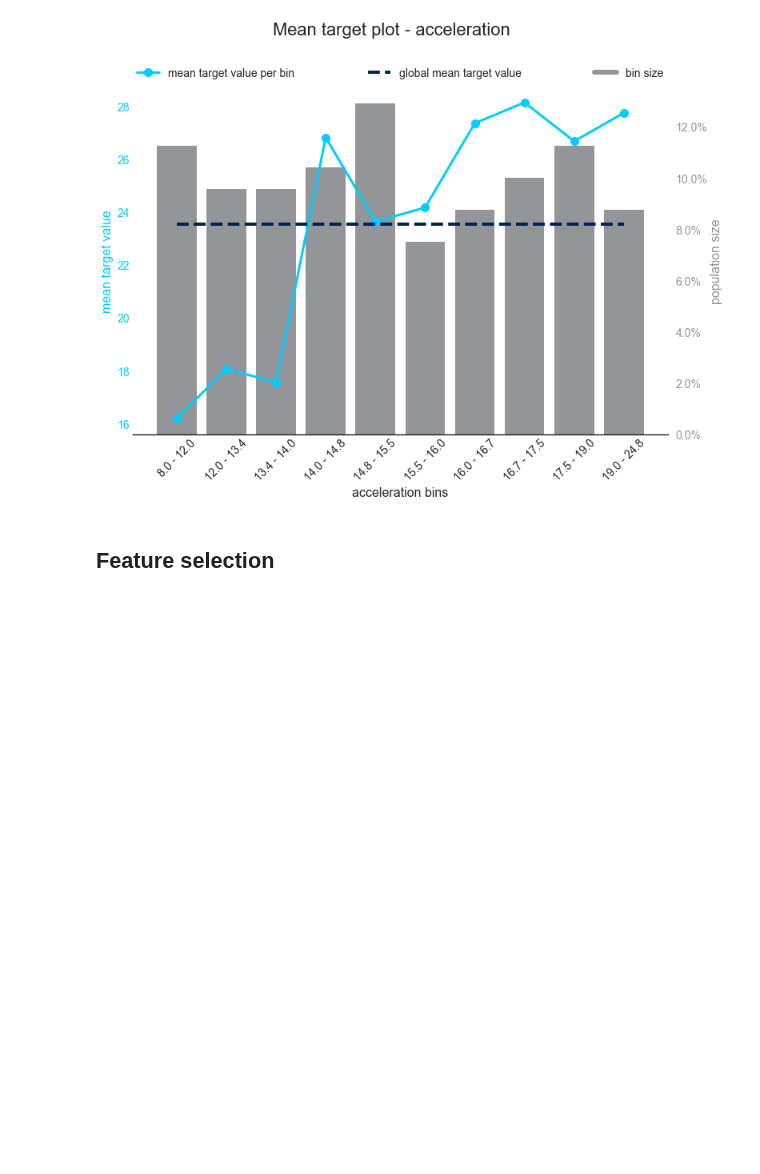
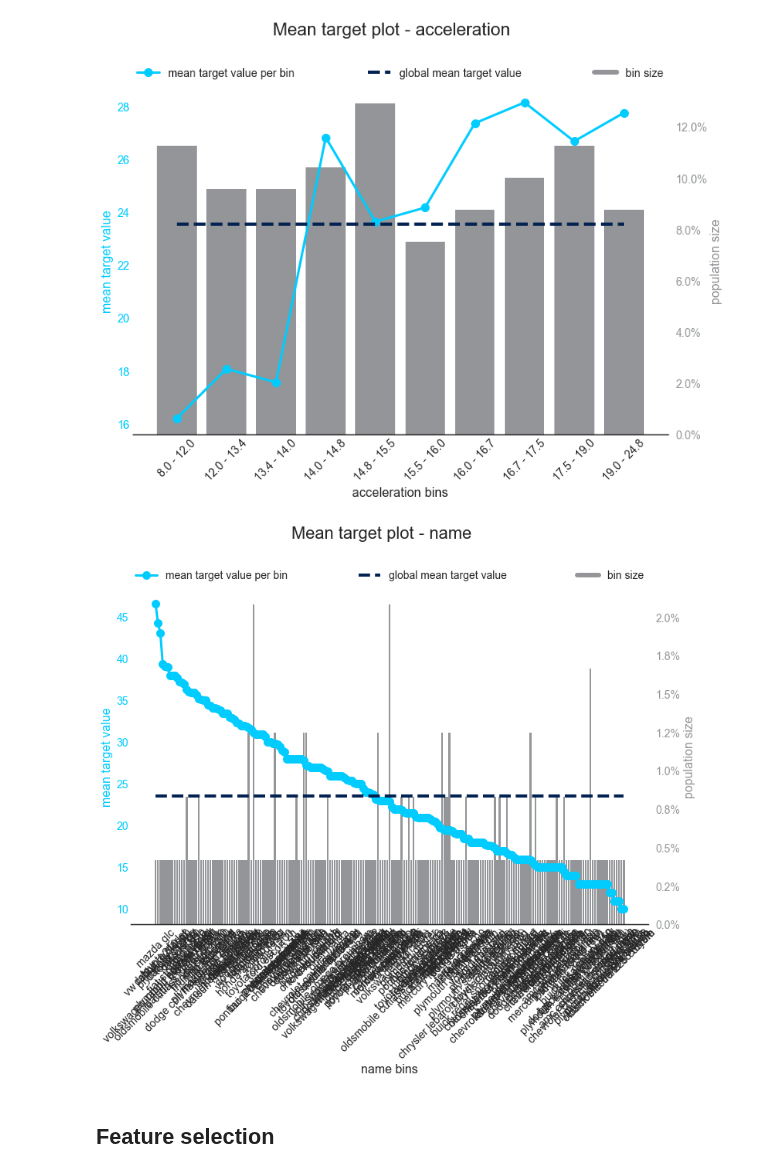
Before and after one commit to PythonPredictions/cobra, a Jupyter notebook: tutorials/tutorial_Cobra_linear_regression.ipynb, the cells around one changed output. Saved outputs shown, nothing was run; the diff lists cells and outputs as text; code cells hidden in the pictures; blank space fills up the shorter version.

```diff
--- a/tutorials/tutorial_Cobra_linear_regression.ipynb
+++ b/tutorials/tutorial_Cobra_linear_regression.ipynb
@@ -247,6 +247,10 @@ col_order = list(basetable["acceleration_bin"].unique().sort_values())
 plot_incidence(pig_tables, variable="acceleration", model_type="regression", column_order=col_order)
 # %% [output]
 [figure]
+# %%
+plot_incidence(pig_tables, variable="name", model_type="regression")
+# %% [output]
+[figure, added]
 # %% [markdown]
 ## Feature selection
 # %% [markdown]
```
